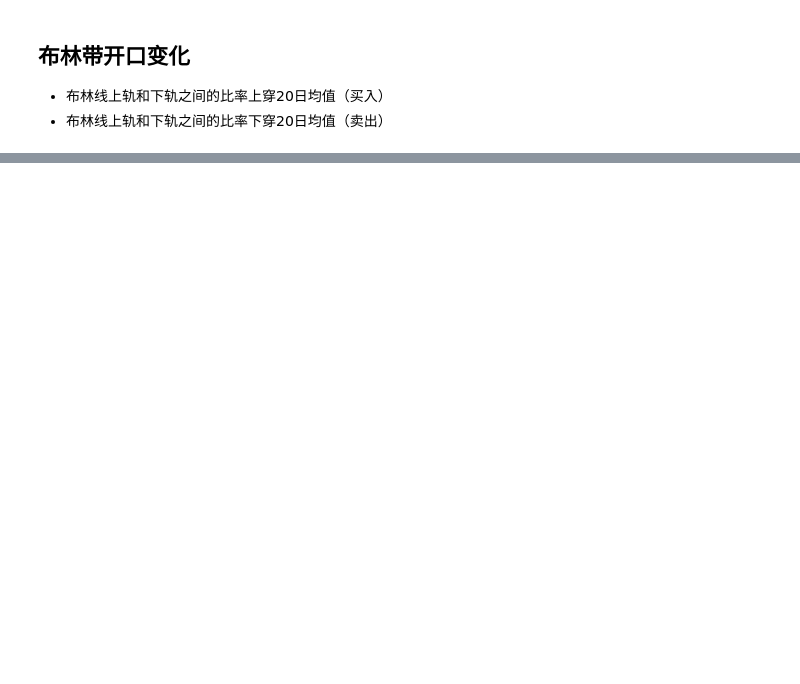
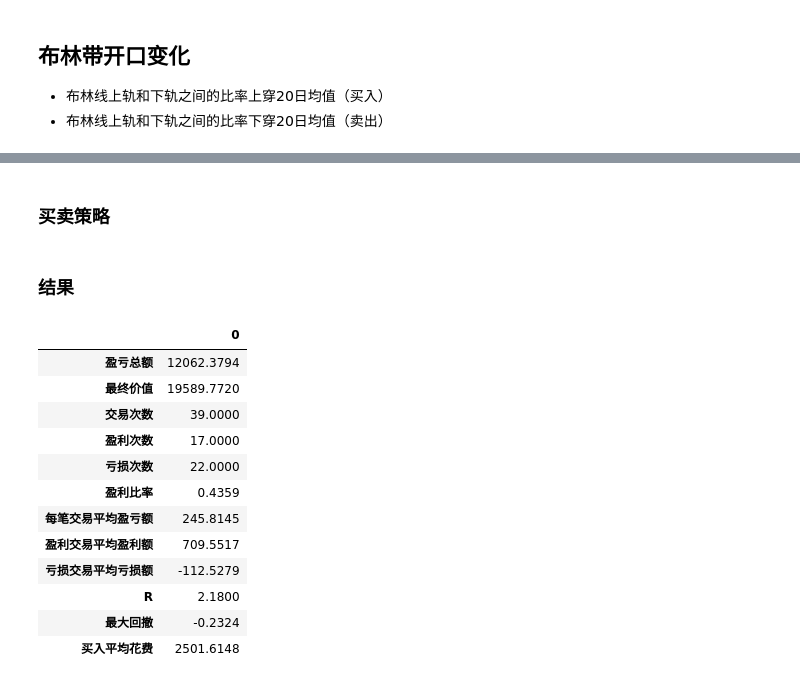
Before and after one commit to GuQiangJS/gquant-example, a Jupyter notebook: 策略测试-布林带.ipynb, the cells around one changed output, grey strips where cells are left out. Saved outputs shown, nothing was run; the diff lists cells and outputs as text; code cells hidden in the pictures; blank space fills up the shorter version.

```diff
--- a/策略测试-布林带.ipynb
+++ b/策略测试-布林带.ipynb
@@ -246,0 +364,61 @@ simple_test(simple_data,cols1=['close','bbup','bblow','bbmid'],cols2=['bbmargin'
+# %% [markdown]
+### 买卖策略
+# %%
+class BuyStrategy1(gquant.abupy.AbuFactorBuyTD, gquant.abupy.BuyCallMixin):
+    def _init_self(self, **kwargs):
+        self.factor_name = self.__class__.__name__
+
+    def fit_day(self, today):
+        # 上穿布林带上轨买入
+        if today['buy']:
+            return self.buy_tomorrow()
+        return None
+
+class SellStrategy1(gquant.abupy.AbuFactorSellBase):
+    def _init_self(self, **kwargs):
+        self.factor_name = self.__class__.__name__
+
+    def support_direction(self):
+        """支持的方向，只支持正向"""
+        return [abupy.ESupportDirection.DIRECTION_CAll.value]
+
+    def fit_day(self, today, orders):
+        if today['sell']:
+            for order in orders:
+                self.sell_tomorrow(order)
+# %%
+# 买入因子
+buy_factors = [
+    {
+        'class': BuyStrategy1,
+        # 仓位管理
+        'position': {
+            'class': Position1
+        }
+    },
+]
+
+# 卖出因子
+sell_factors = [{
+    'class': SellStrategy1,
+}]
+
+bt = backtest(buy_factors,sell_factors,klmanager=KLManager1)
+# %% [markdown]
+### 结果
+# %%
+bt.profit_series().to_frame()
+# %% [output]
+|  | 0 |
+| 盈亏总额 | 12062.3794 |
+| 最终价值 | 19589.7720 |
+| 交易次数 | 39.0000 |
+| 盈利次数 | 17.0000 |
+| 亏损次数 | 22.0000 |
+| 盈利比率 | 0.4359 |
+| 每笔交易平均盈亏额 | 245.8145 |
+| 盈利交易平均盈利额 | 709.5517 |
+| 亏损交易平均亏损额 | -112.5279 |
+| R | 2.1800 |
+| 最大回撤 | -0.2324 |
+| 买入平均花费 | 2501.6148 |
```
Also changed, not shown: parts of 15 cells of this notebook, 1 other file.
